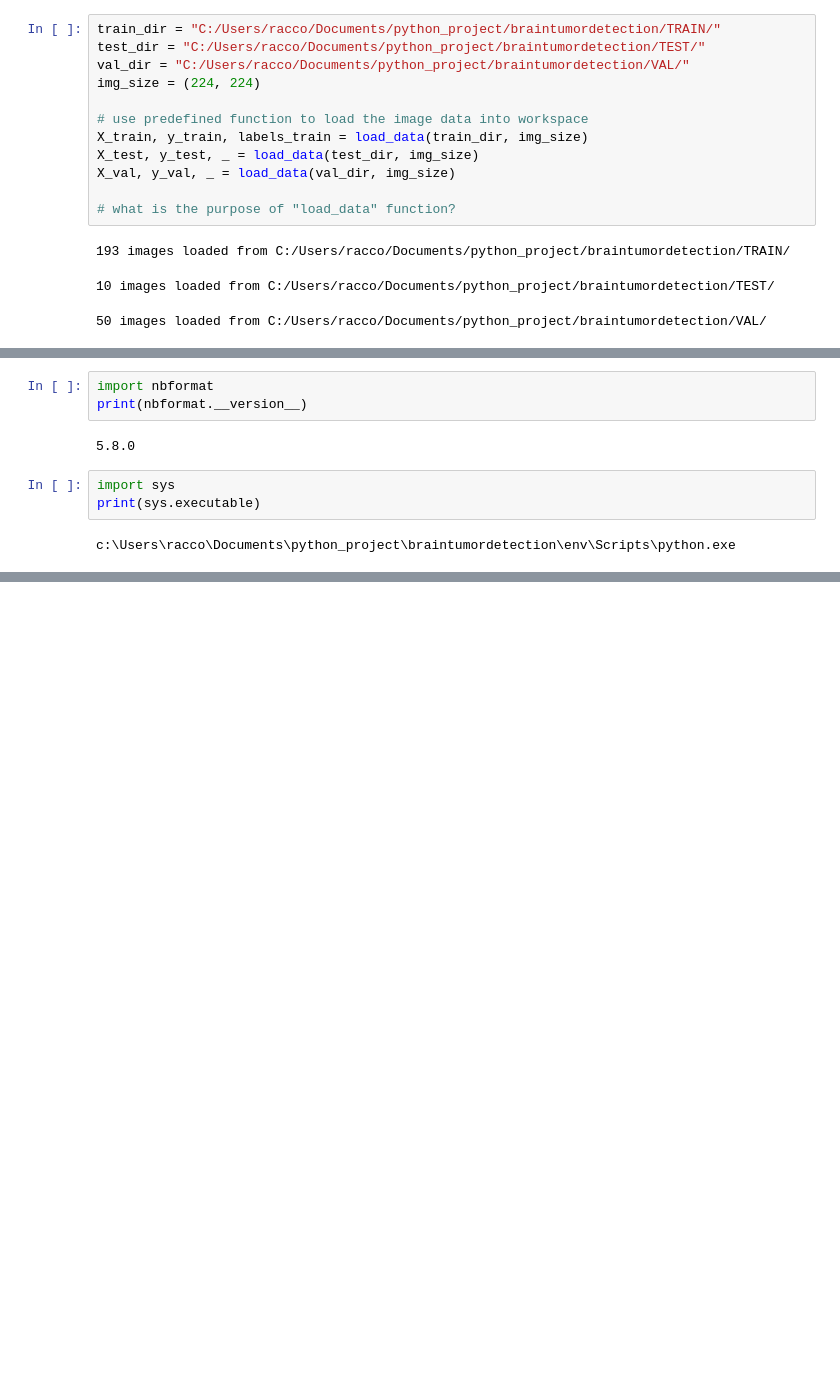
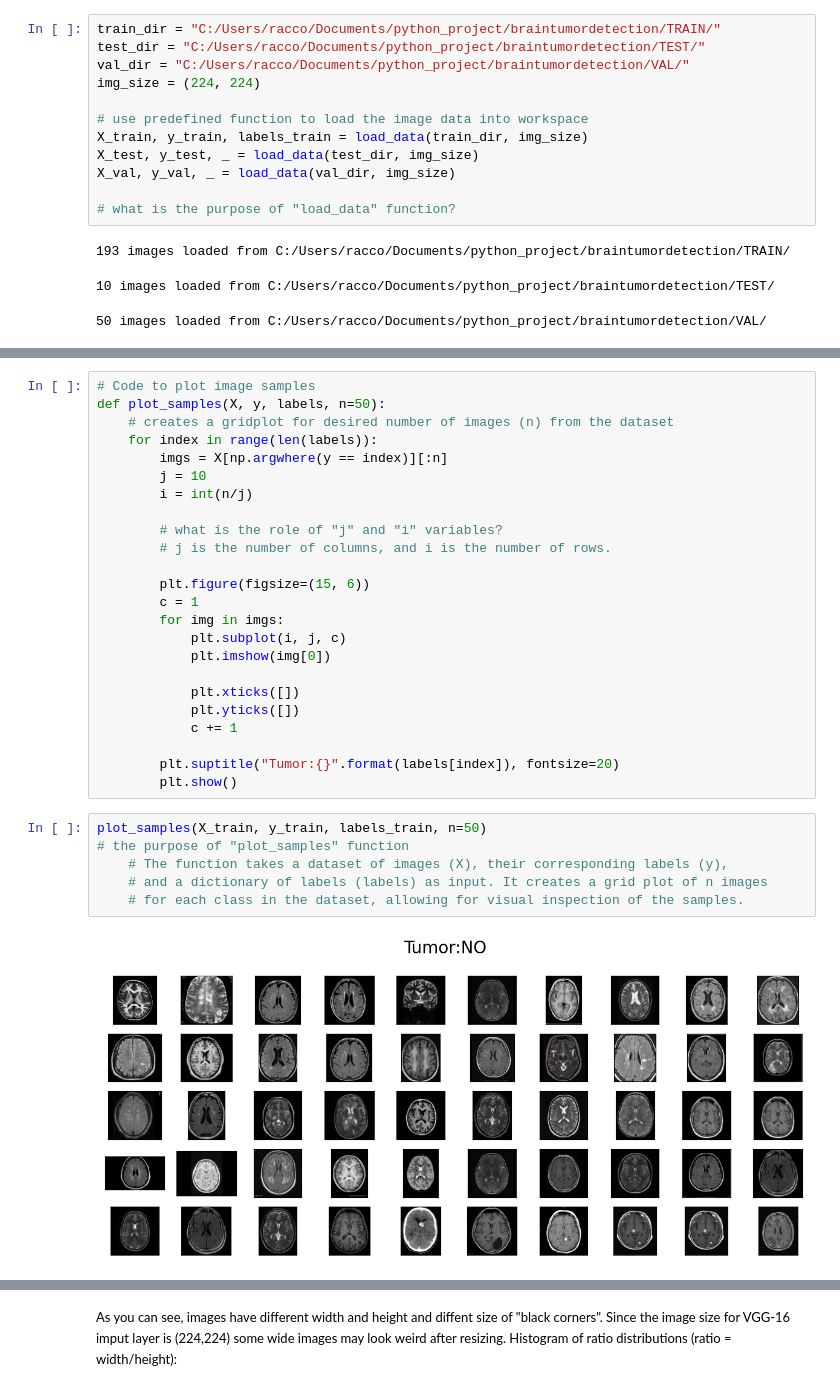
Before and after one commit to notyasin/braintumordetection, a Jupyter notebook: main_script.ipynb, the cells around one changed output, grey strips where cells are left out. Cells and saved outputs as stored; diff of their text form; blank space fills up the shorter version.

Commit message:
addition of code for graphs and visualization of preprocessed data

```diff
--- a/main_script.ipynb
+++ b/main_script.ipynb
@@ -273,10 +272,32 @@ ValueError: Mime type rendering requires nbformat>=4.2.0 but it is not installed
-# %%
-import nbformat
-print(nbformat.__version__)
-# %% [output]
-5.8.0
-# %%
-import sys
-print(sys.executable)
-# %% [output]
-c:\Users\racco\Documents\python_project\braintumordetection\env\Scripts\python.exe
+# %%
+# Code to plot image samples
+def plot_samples(X, y, labels, n=50):
+    # creates a gridplot for desired number of images (n) from the dataset
+    for index in range(len(labels)):
+        imgs = X[np.argwhere(y == index)][:n]
+        j = 10
+        i = int(n/j)
+
+        # what is the role of "j" and "i" variables?
+        # j is the number of columns, and i is the number of rows.
+
+        plt.figure(figsize=(15, 6))
+        c = 1
+        for img in imgs:
+            plt.subplot(i, j, c)
+            plt.imshow(img[0])
+
+            plt.xticks([])
+            plt.yticks([])
+            c += 1
+
+        plt.suptitle("Tumor:{}".format(labels[index]), fontsize=20)
+        plt.show()
+# %%
+plot_samples(X_train, y_train, labels_train, n=50)
+# the purpose of "plot_samples" function
+    # The function takes a dataset of images (X), their corresponding labels (y),
+    # and a dictionary of labels (labels) as input. It creates a grid plot of n images
+    # for each class in the dataset, allowing for visual inspection of the samples.
+# %% [output]
+[figure, added]
@@ -282,0 +305,6 @@ c:\Users\racco\Documents\python_project\braintumordetection\env\Scripts\python.e
+# %% [markdown]
+<div style="font-size: 13px;">
+
+As you can see, images have different width and height and diffent size of "black corners". Since the image size for VGG-16 imput layer is (224,224) some wide images may look weird after resizing. Histogram of ratio distributions (ratio = width/height):
+
+</div>
```
Also changed, not shown: parts of 4 cells of this notebook, 1 other file.
